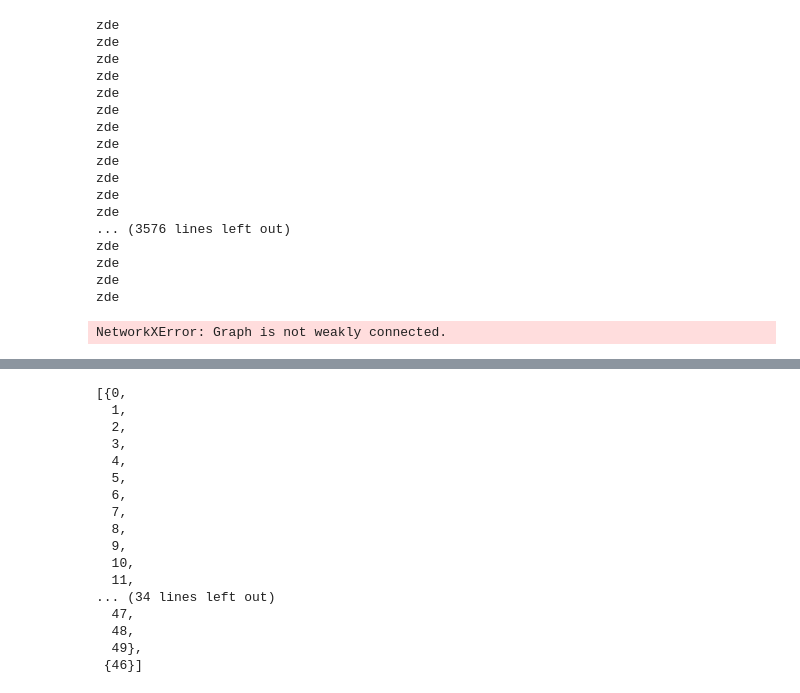
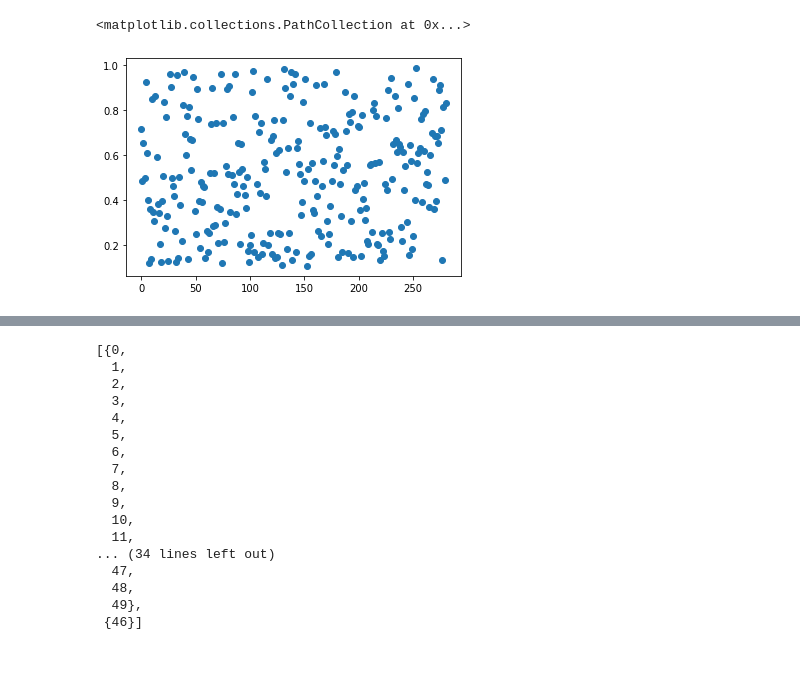
Before and after one commit to dkimpara/DiverseNode, a Jupyter notebook: jupyter-tests.ipynb, the cells around one changed output, grey strips where cells are left out. Saved outputs shown, nothing was run; the diff lists cells and outputs as text; code cells hidden in the pictures; blank space fills up the shorter version.

```diff
--- a/jupyter-tests.ipynb
+++ b/jupyter-tests.ipynb
@@ -9,29 +18,14 @@ import mainMethods as mn
 # %%
 
-for i in range(50):
-    g_init = gen.graph_gen(2,50,0.2,0.02)
-    dev = [0.1] + [0.5] + [0.5] * 2
-    std_devs = [dev, dev]
-    changeVec = [[0.5, 0.5, 0.5], [0.5, 0.5, 0.5]]
-    cmat = gen.culture_init(g_init, std_devs, changeVec)
-    g, culturemat = sim.simulate_iterstop(g_init,cmat)
-    print(nx.average_shortest_path_length(g))
+g_init = gen.graph_gen(2,50,0.2,0.02)
+dev = [0.1] + [0.5] + [0.5] * 2
+std_devs = [dev, dev]
+changeVec = [[0.5, 0.5, 0.5], [0.5, 0.5, 0.5]]
+cmat = gen.culture_init(g_init, std_devs, changeVec)
+#g, culturemat = sim.simulate_iterstop(g_init,cmat)
+#print(nx.average_shortest_path_length(g))
+w_init = [w for u,v,w in g_init.edges.data('weight')]
+plt.scatter(list(range(len(w_init))),w_init)
 # %% [output]
-zde
-zde
-zde
-zde
-zde
-zde
-zde
-zde
-zde
-zde
-zde
-zde
-... (3576 lines left out)
-zde
-zde
-zde
-zde
+<matplotlib.collections.PathCollection at 0x...>
-NetworkXError: Graph is not weakly connected.
+[figure, added]
```
Also changed, not shown: parts of 8 cells of this notebook, 2 other files.
